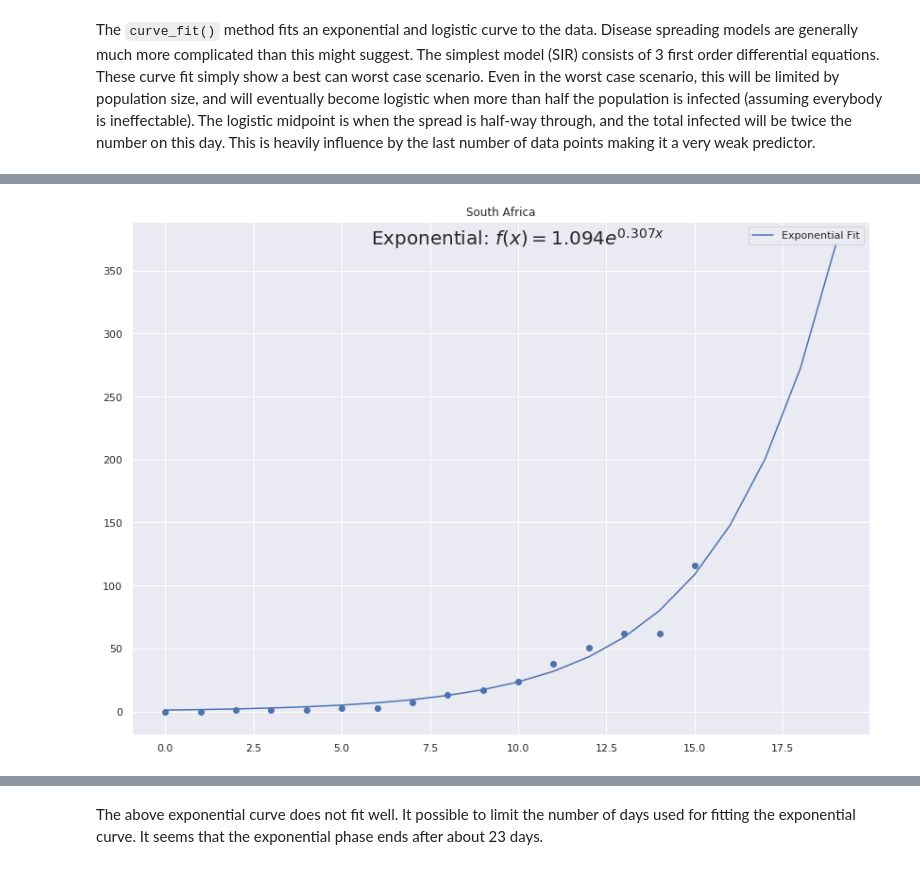
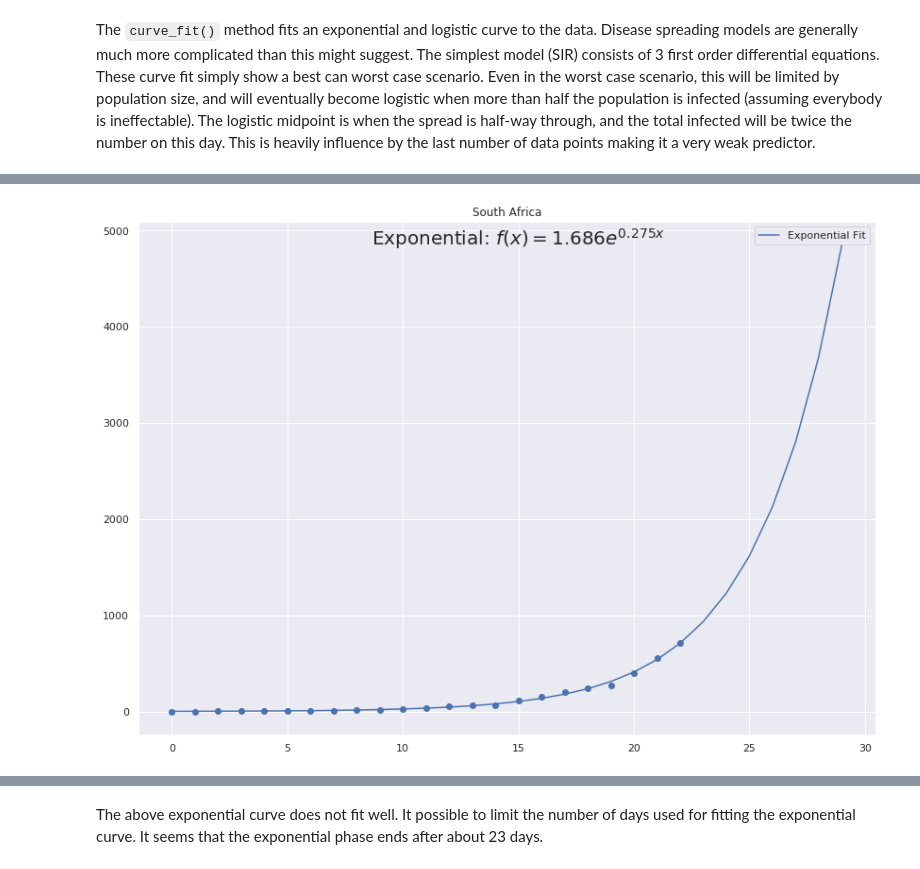
Before and after one commit to mariusroets/notebooks, a Jupyter notebook: corona.ipynb, the cells around one changed output, grey strips where cells are left out. Drawn from its saved outputs; the diff is of its cells as text; code cells hidden in the pictures.

```diff
--- a/corona.ipynb
+++ b/corona.ipynb
@@ -68,7 +68,7 @@ corona.curve_fit('South Africa', 70)
 # %%
-corona.curve_fit('South Africa', 20, 2)
+corona.curve_fit('South Africa', 30, 2)
 # %% [output]
-[figure, old version]
+[figure, new version]
 # %%
 corona.curve_fit('China', 70)
 # %% [output]
```
Also changed, not shown: parts of 9 cells of this notebook.
